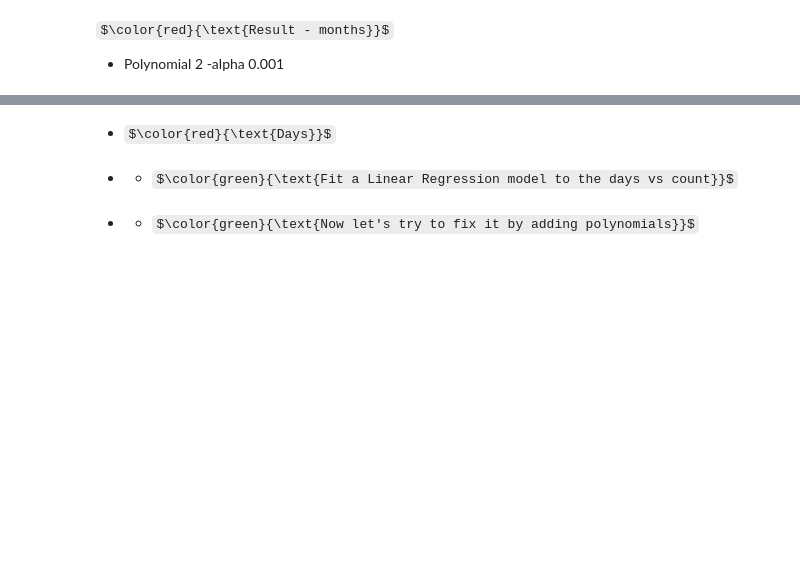
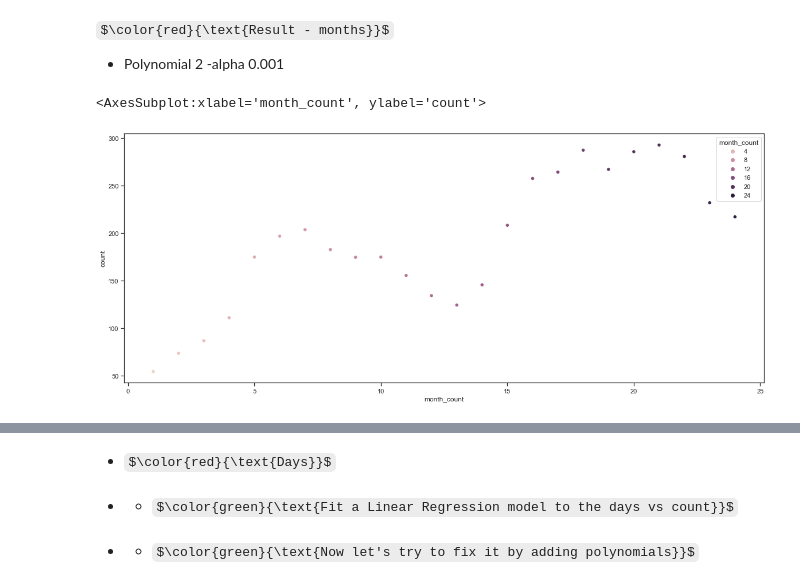
Before and after one commit to RosiNantis/Projects_from_Spiced_personal, a Jupyter notebook: week_3/spiced_porojects/bike_kaggle_progress.ipynb, the cells around one changed output, grey strips where cells are left out. Cells and saved outputs as stored; diff of their text form; code cells hidden in the pictures; some formulas as TeX source; blank space fills up the shorter version.

```diff
--- a/week_3/spiced_porojects/bike_kaggle_progress.ipynb
+++ b/week_3/spiced_porojects/bike_kaggle_progress.ipynb
@@ -290,2 +460,5 @@ d_years_months.head()
 # %%
-sns.boxplot(x='month',y='count',data=d_years,hue='month')
+sns.scatterplot(x='month_count',y='count',data=d_years,hue='month_count')
+# %% [output]
+<AxesSubplot:xlabel='month_count', ylabel='count'>
+[figure, added]
```
Also changed, not shown: parts of 25 cells of this notebook, 7 other files.
